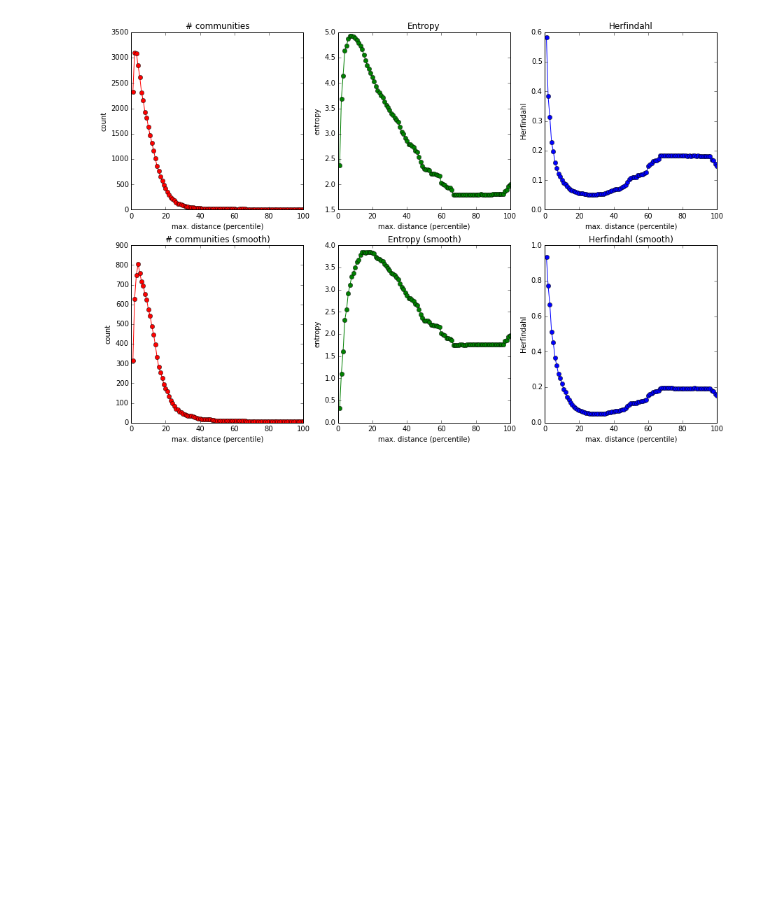
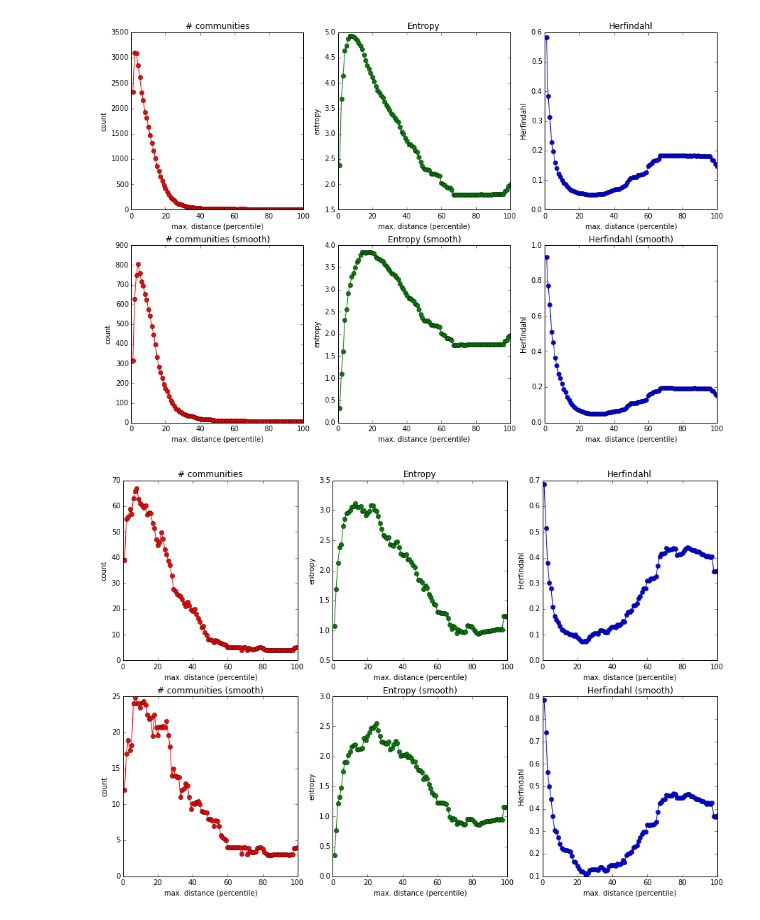
Before and after one commit to telmomenezes/ghostborders, a Jupyter notebook: ipython/scales_metrics.ipynb, the cells around one changed output. Saved outputs shown, nothing was run; the diff lists cells and outputs as text; code cells hidden in the pictures; blank space fills up the shorter version.

```diff
--- a/ipython/scales_metrics.ipynb
+++ b/ipython/scales_metrics.ipynb
@@ -77,3 +81,7 @@ charts('ukraine')
 charts('poland')
 # %% [output]
 [figure]
+# %%
+charts('portugal')
+# %% [output]
+[figure, added]
```
Also changed, not shown: parts of 2 cells of this notebook, 1 other file.
